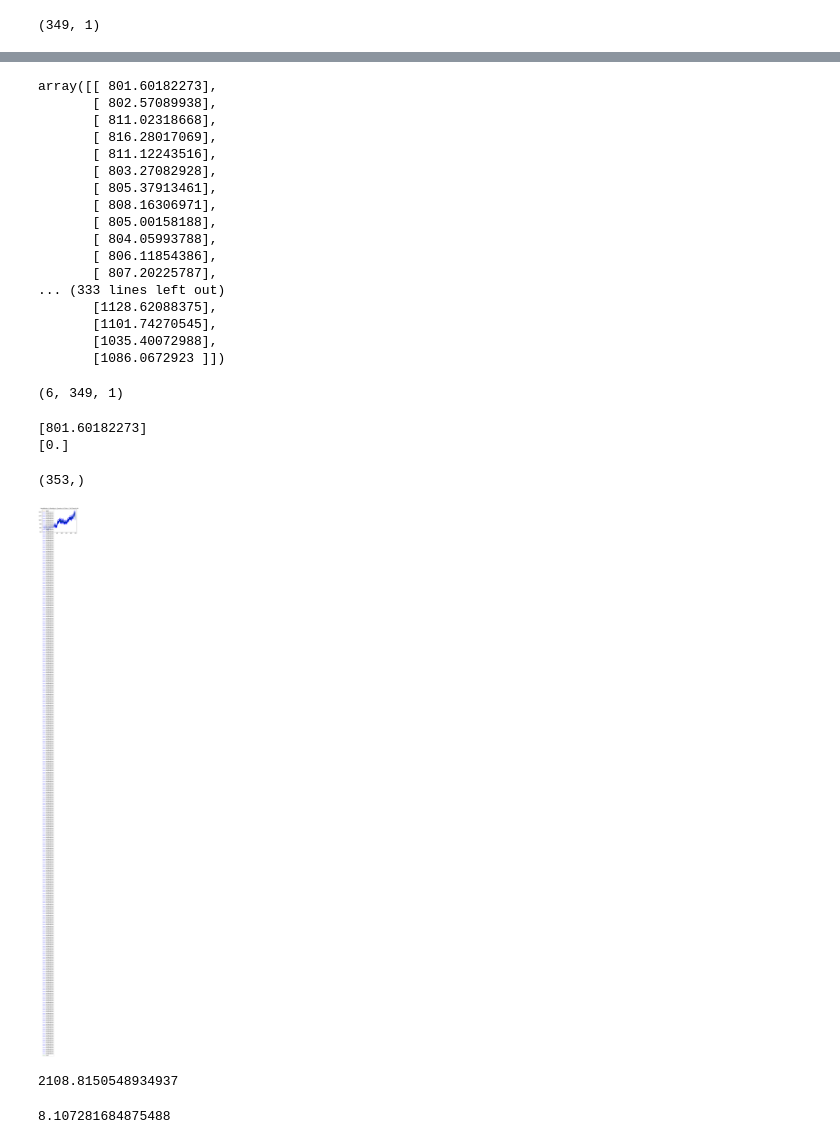
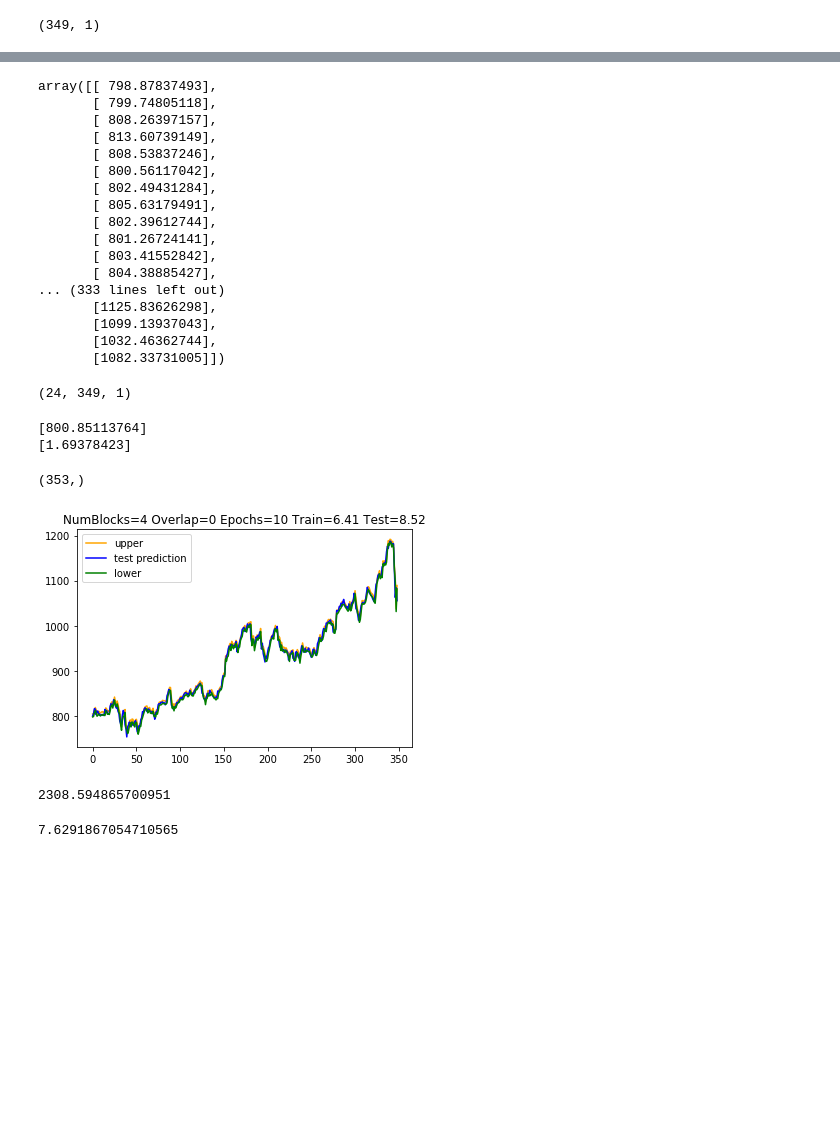
Before and after one commit to deepakgouda/StockPricePrediction, a Jupyter notebook: StationaryBootstrap.ipynb, the cells around one changed output, grey strips where cells are left out. Cells and saved outputs as stored; diff of their text form; code cells hidden in the pictures; blank space fills up the shorter version.

Commit message:
4 blocks Stationary

```diff
--- a/StationaryBootstrap.ipynb
+++ b/StationaryBootstrap.ipynb
@@ -56,9 +54,7 @@ def data_resample(data, blockSize, overlap = 0):
         i = i + blockSize - overlap
     return resampled_data
 # %%
-def block_resample(data, blockSize, overlap = 0):
-    n = len(data) # 100
-    numBlocks = (n-overlap)//(blockSize-overlap) # 20
+def block_resample(data, numBlocks, overlap = 0):
     I = randint(1, len(data), size=(numBlocks, 1))
     L = geometric(0.0027, size=(numBlocks, 1))
     resampled_data = []
@@ -134,11 +147,5 @@ print(train[:5])
  [0.42510883]
  [0.44644525]
  [0.47670012]]
-# %%
-# l = block size
-blockSize = 300
-overlap = 0
-numBlocks = (len(train) - overlap)//(blockSize - overlap)
-# print(blockSize)
 # %%
-numBlocks
+numBlocks = 4
@@ -184,7 +190,7 @@ suffix = "B"
 
 totalCount = factorial(numBlocks)
 for perm in permutations:
-#     print("Count = %d/%d" % (count, totalCount))
+    print("Count = %d/%d" % (count, totalCount))
     count += 1
     trainResample = block_resample(train, blockSize)
 #     print(len(trainResample))
@@ -221,17 +227,17 @@ for perm in permutations:
     drop = 0.2
     epoch = 10
 
-    model = load_model("./Models/StationaryBootstrap/"+str(numBlocks)+"_"+str(epoch)+"_"+suffix+".h5")
+#     model = load_model("./Models/StationaryBootstrap/"+str(numBlocks)+"_"+str(epoch)+"_"+suffix+".h5")
 
-#     model = Sequential()
-#     model.add(LSTM(units, input_shape=(lookBack, 1)))
-#     model.add(Dense(1))
-#     model.compile(loss='mean_squared_error', optimizer='nadam')
+    model = Sequential()
+    model.add(LSTM(units, input_shape=(lookBack, 1)))
+    model.add(Dense(1))
+    model.compile(loss='mean_squared_error', optimizer='nadam')
 #     Tensorboard
 #     model.summary()
-#     tensorboard = TensorBoard(log_dir="logs/{}".format(time()))
-#     model.fit(trainX, trainY, epochs=epoch, batch_size=1, verbose=1,
-#               callbacks=[EarlyStopping(monitor='loss', patience=2), tensorboard])
+    tensorboard = TensorBoard(log_dir="logs/{}".format(time()))
+    model.fit(trainX, trainY, epochs=epoch, batch_size=1, verbose=1,
+              callbacks=[EarlyStopping(monitor='loss', patience=2), tensorboard])
 #     model.fit(trainX, trainY, epochs=epoch, batch_size=1, verbose=1)
 
     trainPredict = model.predict(trainX)
@@ -299,36 +305,36 @@ Text(0.5,1,'Epoch=10 numBlocks=3 Overlap=0 Train=7.03 Test=8.40')
 # %%
 rawprice+testPredict
 # %% [output]
-array([[ 801.60182273],
-       [ 802.57089938],
-       [ 811.02318668],
-       [ 816.28017069],
-       [ 811.12243516],
-       [ 803.27082928],
-       [ 805.37913461],
-       [ 808.16306971],
-       [ 805.00158188],
-       [ 804.05993788],
-       [ 806.11854386],
-       [ 807.20225787],
+array([[ 798.87837493],
+       [ 799.74805118],
+       [ 808.26397157],
+       [ 813.60739149],
+       [ 808.53837246],
+       [ 800.56117042],
+       [ 802.49431284],
+       [ 805.63179491],
+       [ 802.39612744],
+       [ 801.26724141],
+       [ 803.41552842],
+       [ 804.38885427],
 ... (333 lines left out)
-       [1128.62088375],
-       [1101.74270545],
-       [1035.40072988],
-       [1086.0672923 ]])
+       [1125.83626298],
+       [1099.13937043],
+       [1032.46362744],
+       [1082.33731005]])
 # %%
 testBand = np.array(testBand)
 testBand = np.reshape(testBand, (testBand.shape))
 # %%
 testBand.shape
 # %% [output]
-(6, 349, 1)
+(24, 349, 1)
 # %%
 print(np.mean(testBand[:,0,:], axis = 0))
 print(np.std(testBand[:,0,:], axis = 0))
 # %% [output]
-[801.60182273]
-[0.]
+[800.85113764]
+[1.69378423]
 # %%
 z_alpha = 1.96
 n = factorial(numBlocks)
@@ -352,38 +358,38 @@ for i in range(testBand.shape[1]):
 # %%
 col = 0
 offset = len(trainPredict)+(lookBack*2)+2
 lower = []
 upper = []
 
 # Get upper and lower bounds
 for i in range(len(confInterval)):
     lower.append(confInterval[i][0][0])
     upper.append(confInterval[i][1][0])
 
 # XLower = np.array(range(offset+1, offset+1+testBand.shape[1]))
 # XUpper = np.array(range(offset+1, offset+1+testBand.shape[1]))
 # plt.plot(XLower, lower)
 # plt.plot(XUpper, upper)
 plt.plot(upper, color='orange', label='upper')
-plt.plot(rawPrice+scaler.inverse_transform(test)[4:, col], color = 'blue', label='test prediction')
+plt.plot(rawPrice+scaler.inverse_transform(test)[4:], color = 'blue', label='test prediction')
 plt.plot(lower, color='green', label='lower')
 plt.legend(loc='upper left')
 plt.title('NumBlocks=%d Overlap=%d Epochs=%d Train=%.2f Test=%.2f' % (numBlocks, overlap, epoch, trainScore, testScore))
 plt.savefig("./Plots/StationaryBootstrap/"+str(numBlocks)+"_"+str(overlap)+"_"+str(epoch)+"_"+suffix+".png")
 plt.show()
 # %% [output]
-[figure, old version]
+[figure, new version]
 # %%
 # Sum of the lengths of the confidence intervals at each time point.
 sumIntervals = np.sum(abs(np.array(upper) - np.array(lower)))
 # %%
 sumIntervals
 # %% [output]
-2108.8150548934937
+2308.594865700951
 # %%
 # Length of maximum interval
 maxInterval = np.max(np.array(upper) - np.array(lower))
 # %%
 maxInterval
 # %% [output]
-8.107281684875488
+7.6291867054710565
```
Also changed, not shown: parts of 6 cells of this notebook, 26 other files.
